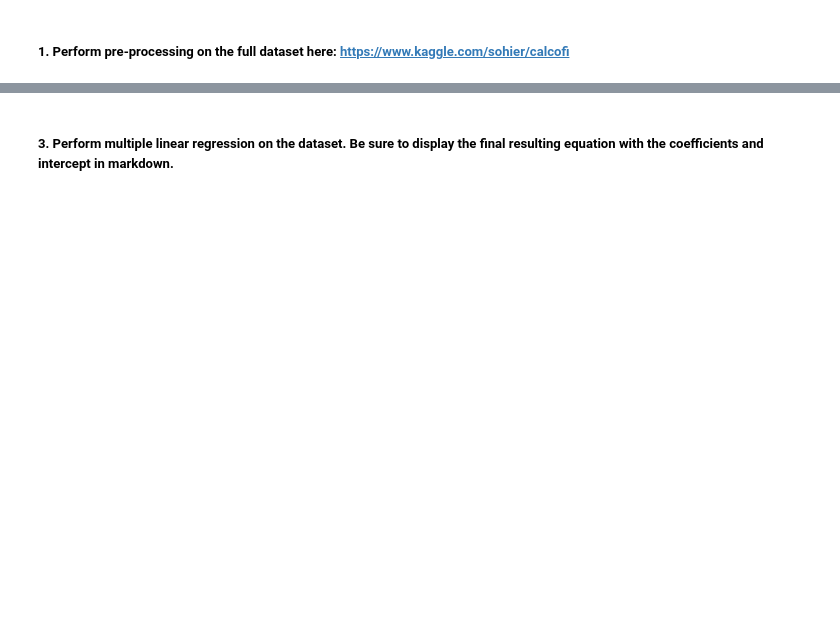
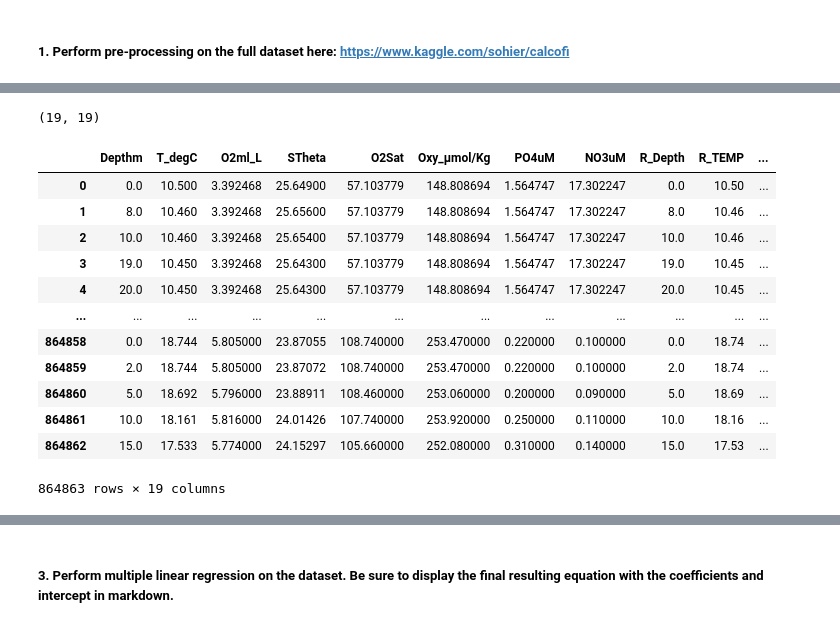
Before and after one commit to jmort16/week_14, a Jupyter notebook: wk_14_hmwk.ipynb, the cells around one changed output, grey strips where cells are left out. Drawn from its saved outputs; the diff is of its cells as text; code cells hidden in the pictures; blank space fills up the shorter version.

```diff
--- a/wk_14_hmwk.ipynb
+++ b/wk_14_hmwk.ipynb
@@ -34,4 +132,5 @@ bottle_df.shape
 # %%
-# Drop (2) categorical features
-num_bottle_df=bottle_df.drop(['Sta_ID', 'Depth_ID'], axis = 1)
-num_bottle_df.head()
+# Drop categorical features
+num_df=merged_df.drop(df_cat, axis = 1)
+print(num_df.head())
+num_df.shape
@@ -38,9 +156,9 @@ num_bottle_df.head()
 # %%
 # Impute missing data for remaining features
-columns = num_bottle_df.columns
+columns = num_df.columns
 imp = SimpleImputer(missing_values=np.nan, strategy='mean')
-imp.fit(num_bottle_df)
-imp_bottle = imp.transform(num_bottle_df)
-filled_bottle_df = pd.DataFrame(imp_bottle)
-filled_bottle_df.columns = columns
-filled_bottle_df.head()
+imp.fit(num_df)
+imp_df = imp.transform(num_df)
+filled_df = pd.DataFrame(imp_df)
+filled_df.columns = columns
+filled_df.head()
@@ -56,0 +173,2 @@ scaled_bottle_df.head()
+# %%
+corr_df = filled_df.corr()
@@ -56,0 +219,22 @@ scaled_bottle_df.head()
+# %%
+corr_df.shape
+# %% [output]
+(19, 19)
+# %%
+# Reduce filled_df to 18 remaining features & target
+filled_df.drop(drop_feat, axis = 1, inplace = True)
+filled_df
+# %% [output]
+|  | Depthm | T_degC | O2ml_L | STheta | O2Sat | Oxy_µmol/Kg | PO4uM | NO3uM | R_Depth | R_TEMP | ... |
+| 0 | 0.0 | 10.500 | 3.392468 | 25.64900 | 57.103779 | 148.808694 | 1.564747 | 17.302247 | 0.0 | 10.50 | ... |
+| 1 | 8.0 | 10.460 | 3.392468 | 25.65600 | 57.103779 | 148.808694 | 1.564747 | 17.302247 | 8.0 | 10.46 | ... |
+| 2 | 10.0 | 10.460 | 3.392468 | 25.65400 | 57.103779 | 148.808694 | 1.564747 | 17.302247 | 10.0 | 10.46 | ... |
+| 3 | 19.0 | 10.450 | 3.392468 | 25.64300 | 57.103779 | 148.808694 | 1.564747 | 17.302247 | 19.0 | 10.45 | ... |
+| 4 | 20.0 | 10.450 | 3.392468 | 25.64300 | 57.103779 | 148.808694 | 1.564747 | 17.302247 | 20.0 | 10.45 | ... |
+| ... | ... | ... | ... | ... | ... | ... | ... | ... | ... | ... | ... |
+| 864858 | 0.0 | 18.744 | 5.805000 | 23.87055 | 108.740000 | 253.470000 | 0.220000 | 0.100000 | 0.0 | 18.74 | ... |
+| 864859 | 2.0 | 18.744 | 5.805000 | 23.87072 | 108.740000 | 253.470000 | 0.220000 | 0.100000 | 2.0 | 18.74 | ... |
+| 864860 | 5.0 | 18.692 | 5.796000 | 23.88911 | 108.460000 | 253.060000 | 0.200000 | 0.090000 | 5.0 | 18.69 | ... |
+| 864861 | 10.0 | 18.161 | 5.816000 | 24.01426 | 107.740000 | 253.920000 | 0.250000 | 0.110000 | 10.0 | 18.16 | ... |
+| 864862 | 15.0 | 17.533 | 5.774000 | 24.15297 | 105.660000 | 252.080000 | 0.310000 | 0.140000 | 15.0 | 17.53 | ... |
+864863 rows × 19 columns
```
Also changed, not shown: parts of 33 cells of this notebook.
